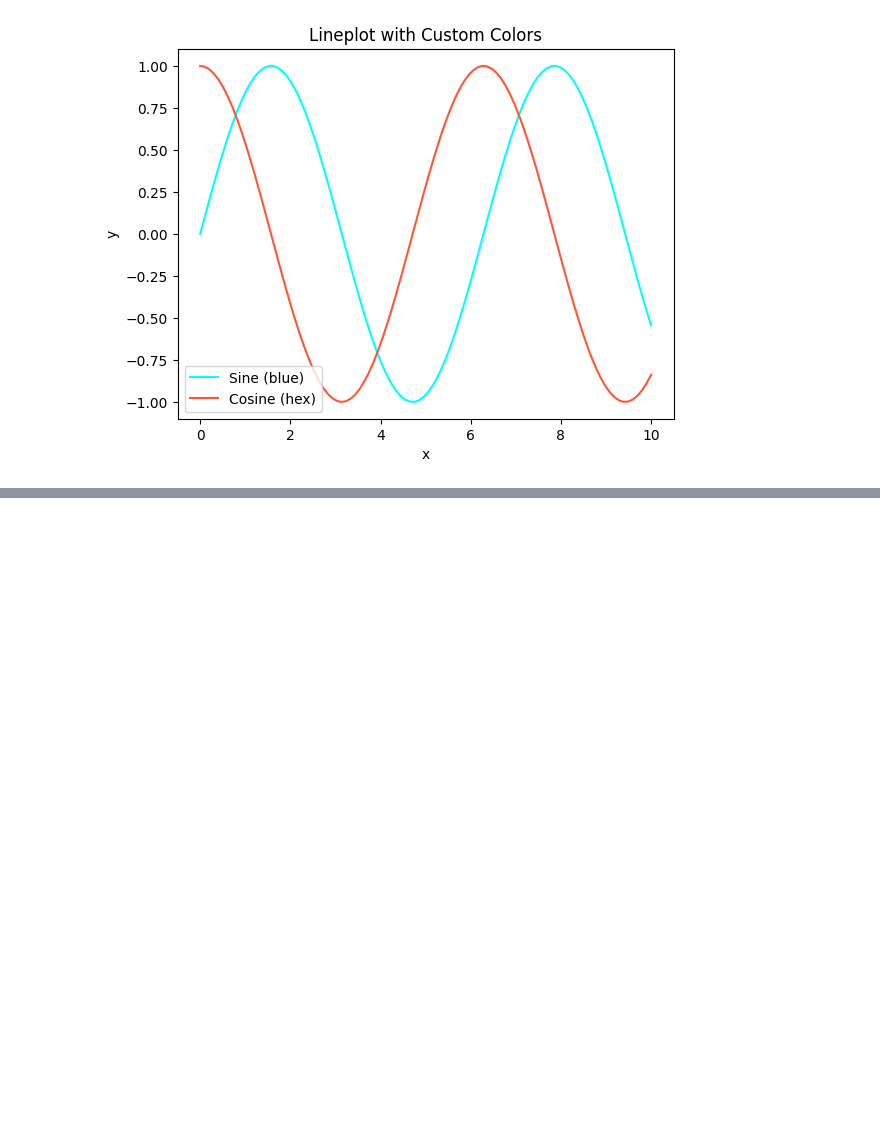
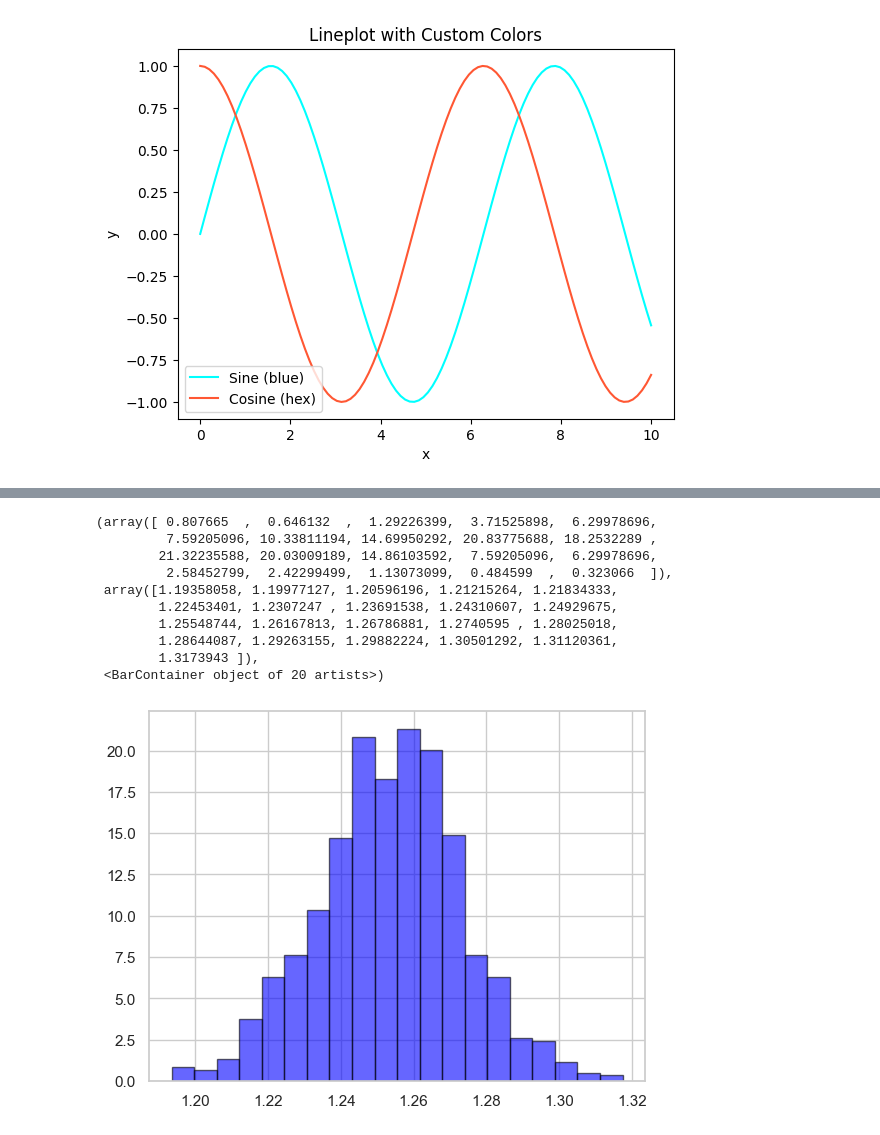
Before and after one commit to Maxclt/bayesian_factor, a Jupyter notebook: notebooks/basic_gibbs_sampler.ipynb, the cells around one changed output, grey strips where cells are left out. Cells and saved outputs as stored; diff of their text form; code cells hidden in the pictures; blank space fills up the shorter version.

```diff
--- a/notebooks/basic_gibbs_sampler.ipynb
+++ b/notebooks/basic_gibbs_sampler.ipynb
@@ -1447,0 +1579,22 @@ plt.show()
+# %%
+plt.hist(
+    B_sim,
+    bins=20,
+    density=True,
+    color="blue",
+    alpha=0.6,
+    edgecolor="black",
+    label="Histogram",
+)
+# %% [output]
+(array([ 0.807665  ,  0.646132  ,  1.29226399,  3.71525898,  6.29978696,
+         7.59205096, 10.33811194, 14.69950292, 20.83775688, 18.2532289 ,
+        21.32235588, 20.03009189, 14.86103592,  7.59205096,  6.29978696,
+         2.58452799,  2.42299499,  1.13073099,  0.484599  ,  0.323066  ]),
+ array([1.19358058, 1.19977127, 1.20596196, 1.21215264, 1.21834333,
+        1.22453401, 1.2307247 , 1.23691538, 1.24310607, 1.24929675,
+        1.25548744, 1.26167813, 1.26786881, 1.2740595 , 1.28025018,
+        1.28644087, 1.29263155, 1.29882224, 1.30501292, 1.31120361,
+        1.3173943 ]),
+ <BarContainer object of 20 artists>)
+[figure, added]
```
Also changed, not shown: parts of 3 cells of this notebook, 6 other files.
